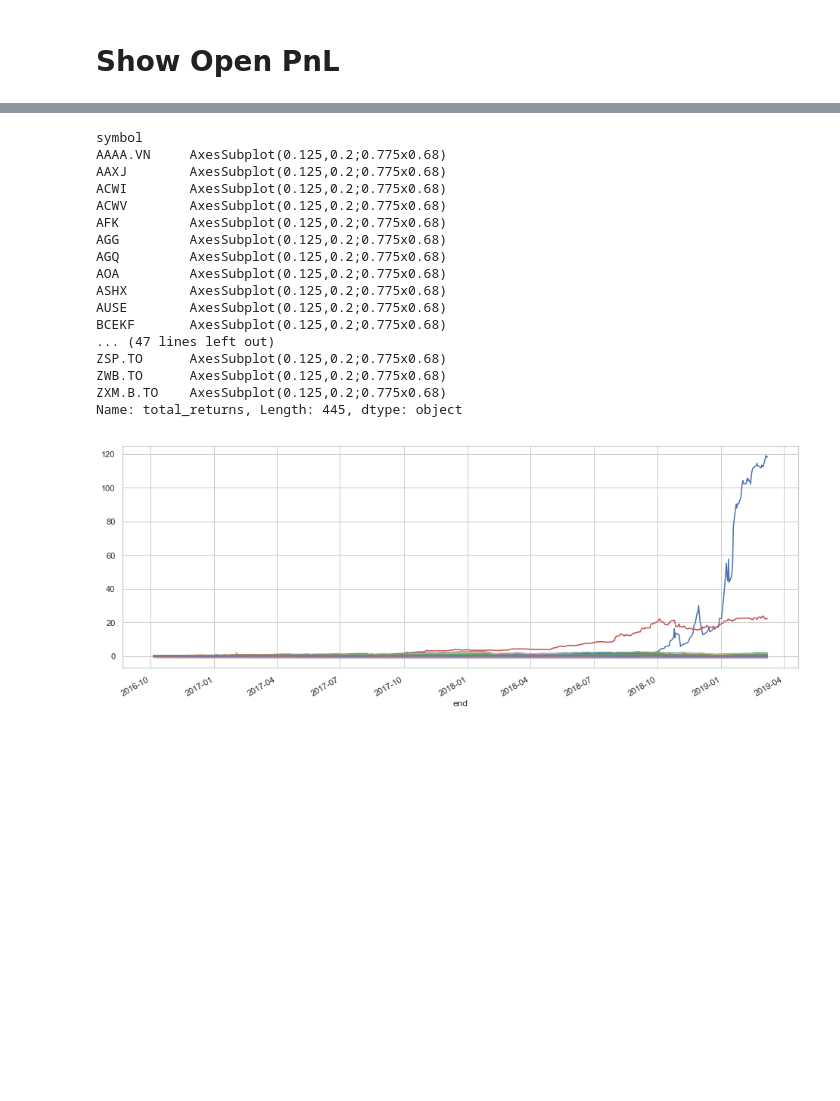
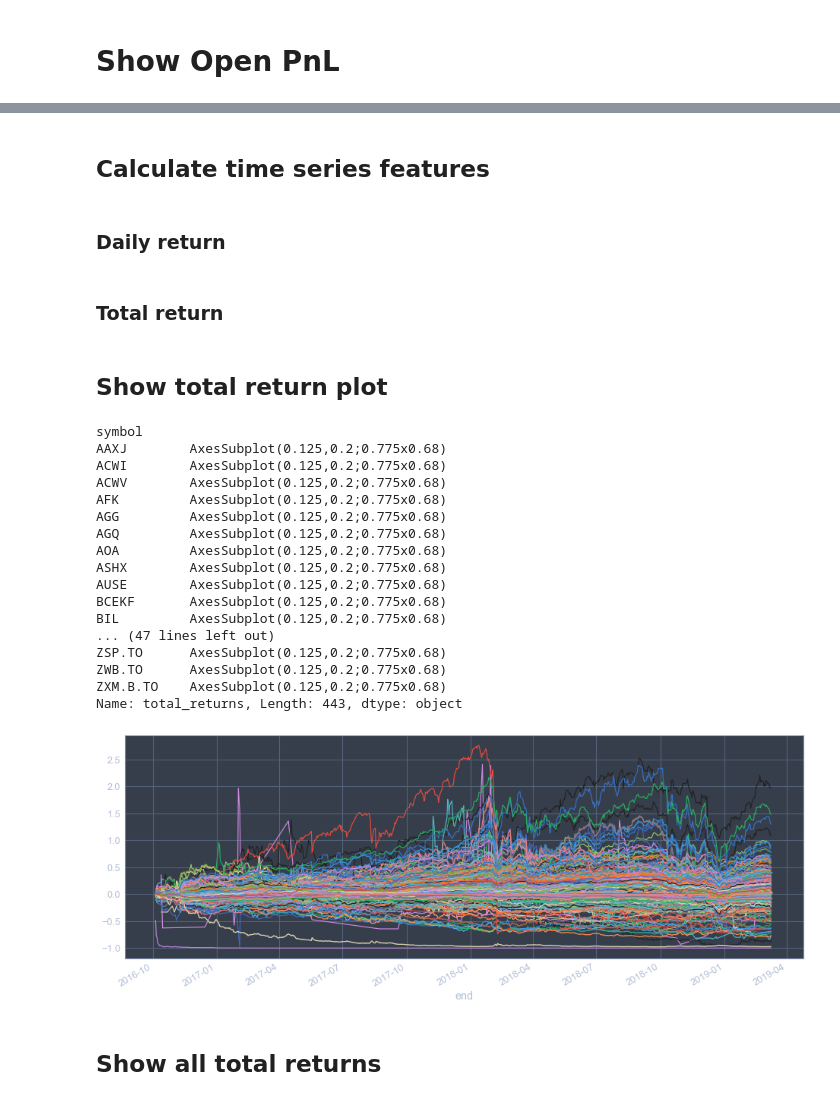
Before and after one commit to kz-qp/data-client, a Jupyter notebook: research.ipynb, the cells around one changed output, grey strips where cells are left out. Saved outputs shown, nothing was run; the diff lists cells and outputs as text; code cells hidden in the pictures; blank space fills up the shorter version.

```diff
--- a/research.ipynb
+++ b/research.ipynb
@@ -10,8 +10,8 @@ import seaborn as sns
 import matplotlib.pyplot as plt
 import math
 import matplotlib.ticker as ticker
-
-sns.set(style="whitegrid")
+from jupyterthemes import jtplot
+jtplot.style()
 
 from api.questrade import QTClient
 # %%
@@ -137,0 +56,4 @@ VAF.IN
+# %%
+historicals = pd.read_csv("historicals.csv")
+historicals['end'] =  pd.to_datetime(historicals['end'], format='%Y-%m-%d')
+historicals = historicals.set_index(["symbol", "end"])
@@ -173,0 +84,4 @@ for chunk in symbol_chunks:
+# %% [markdown]
+## Calculate time series features
+# %% [markdown]
+### Daily return
@@ -174,29 +90,35 @@ for chunk in symbol_chunks:
+# %% [markdown]
+### Total return
 # %%
-historicals['daily_returns'] = historicals.groupby(level='symbol')['close'].apply(lambda x: x.pct_change())
-historicals['total_returns'] = historicals.groupby(level='symbol')['daily_returns'].apply(lambda x:
-                                                                                          (1 + x).cumprod() - 1)
+historicals['total_returns'] = historicals.groupby(level='symbol')['daily_returns'].apply(lambda x: (1 + x).cumprod() - 1)
+# %% [markdown]
+## Show total return plot
 # %%
+BLACKLISTED = ["AAAA.VN", "SMLR"]
 plt.figure(figsize=(16, 6))
-historicals.reset_index().set_index("end").groupby('symbol')['total_returns'].plot()
+no_index = historicals.reset_index()
+historicals.reset_index().drop(no_index[no_index['symbol'].isin(BLACKLISTED)].index).set_index("end").groupby('symbol')['total_returns'].plot()
 # %% [output]
 symbol
-AAAA.VN     AxesSubplot(0.125,0.2;0.775x0.68)
 AAXJ        AxesSubplot(0.125,0.2;0.775x0.68)
 ACWI        AxesSubplot(0.125,0.2;0.775x0.68)
 ACWV        AxesSubplot(0.125,0.2;0.775x0.68)
 AFK         AxesSubplot(0.125,0.2;0.775x0.68)
 AGG         AxesSubplot(0.125,0.2;0.775x0.68)
 AGQ         AxesSubplot(0.125,0.2;0.775x0.68)
 AOA         AxesSubplot(0.125,0.2;0.775x0.68)
 ASHX        AxesSubplot(0.125,0.2;0.775x0.68)
 AUSE        AxesSubplot(0.125,0.2;0.775x0.68)
 BCEKF       AxesSubplot(0.125,0.2;0.775x0.68)
+BIL         AxesSubplot(0.125,0.2;0.775x0.68)
 ... (47 lines left out)
 ZSP.TO      AxesSubplot(0.125,0.2;0.775x0.68)
 ZWB.TO      AxesSubplot(0.125,0.2;0.775x0.68)
 ZXM.B.TO    AxesSubplot(0.125,0.2;0.775x0.68)
-Name: total_returns, Length: 445, dtype: object
+Name: total_returns, Length: 443, dtype: object
-[figure, old version]
+[figure, new version]
+# %% [markdown]
+## Show all total returns
 # %%
 historicals.groupby(level="symbol")["total_returns"].nth(-1).sort_values()
 # %% [output]
```
Also changed, not shown: parts of 21 cells of this notebook, 2 other files.
